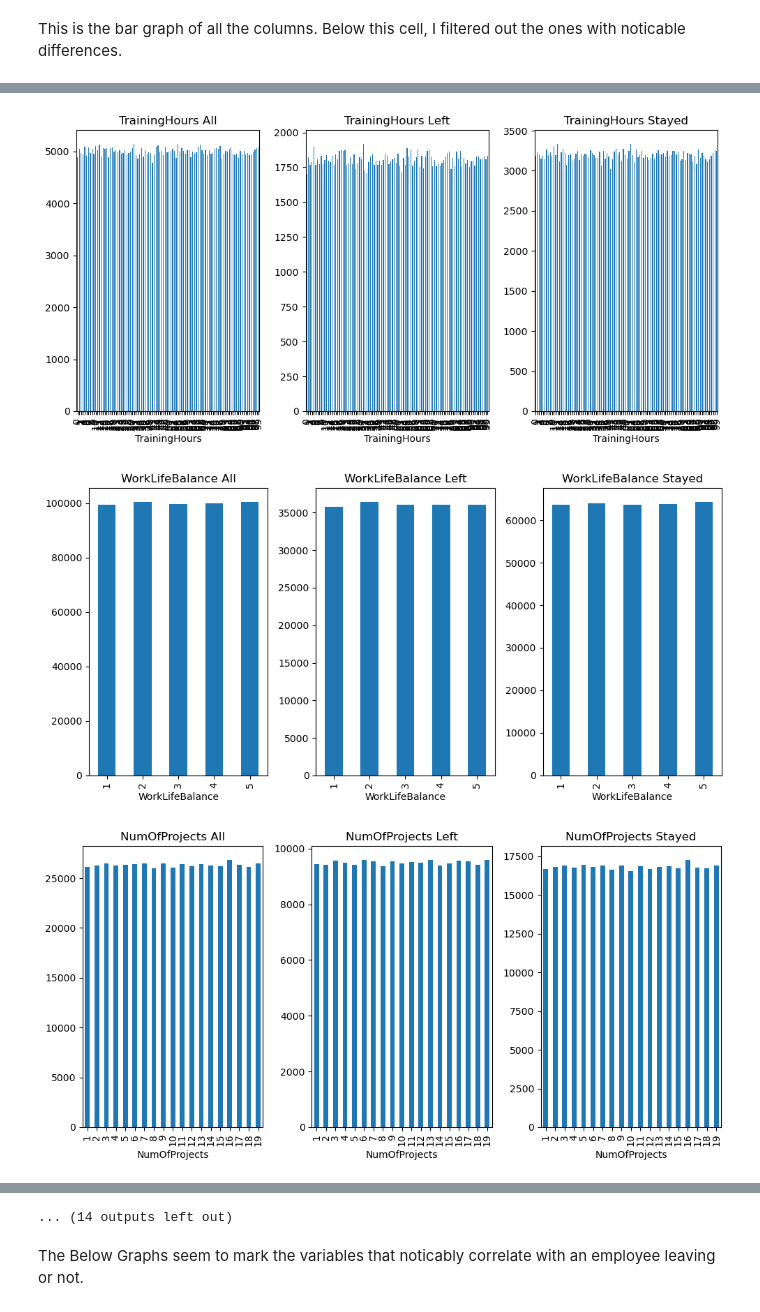
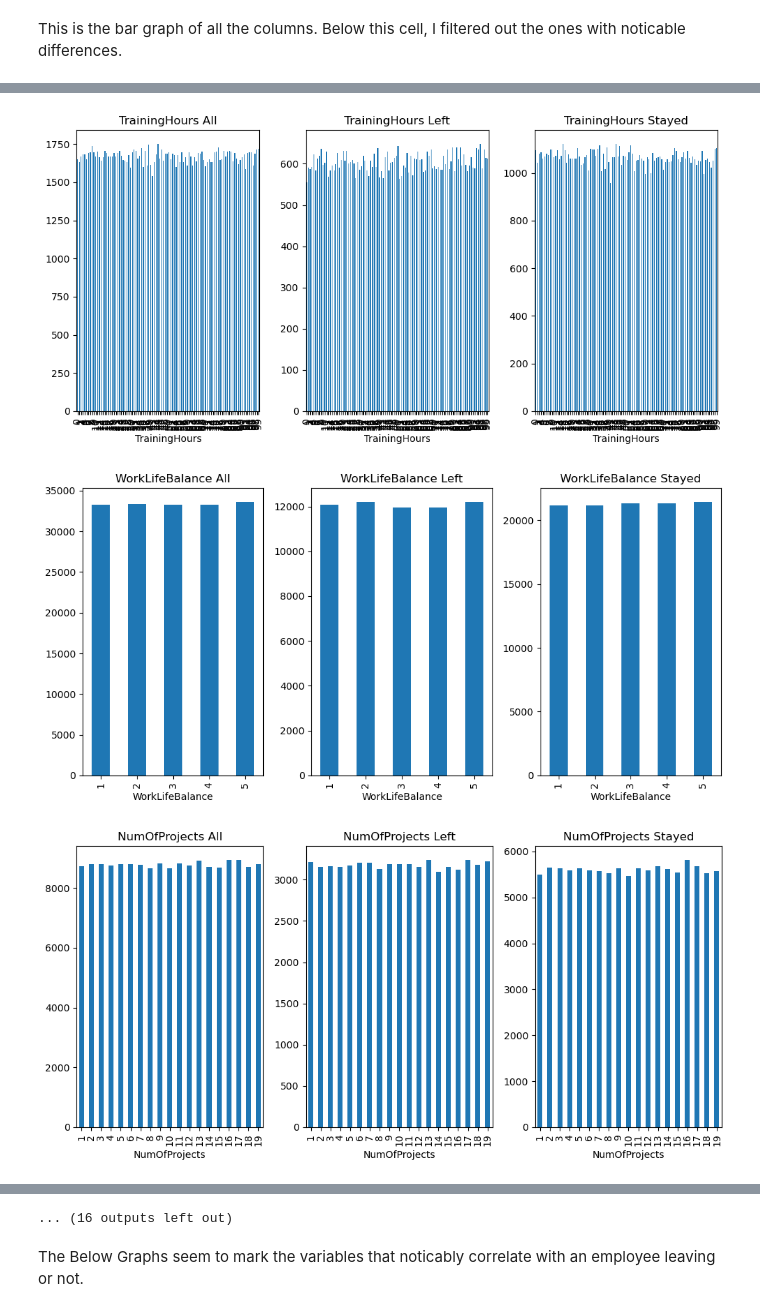
Before and after one commit to joelwheatley91/DATA_602_FINAL, a Jupyter notebook: Final_Project_EDA.ipynb, the cells around one changed output, grey strips where cells are left out. Drawn from its saved outputs; the diff is of its cells as text; code cells hidden in the pictures.

```diff
--- a/Final_Project_EDA.ipynb
+++ b/Final_Project_EDA.ipynb
@@ -131,13 +131,14 @@ This is the bar graph of all the columns. Below this cell, I filtered out the on
 # %%
 
 eda_columns = X_train.drop(['RecordId', 'AttendanceRate'], axis = 1).columns
+X_graphs = X_train[X_train['WorkSatisfactionScore']<4]
 for col in eda_columns:
     fig, axes = plt.subplots(1, 3, figsize=(10, 5))
     #print(col)
     #print(X_train[col].nunique())
-    (X_train[col].value_counts().sort_index()).plot(kind='bar',ax=axes[0], title= col + ' All')
-    (X_train[X_train['left']==1][col].value_counts().sort_index()).plot(kind='bar',ax=axes[1], title=col+' Left')
-    (X_train[X_train['left']==0][col].value_counts().sort_index()).plot(kind='bar',ax=axes[2], title=col+ ' Stayed')
+    (X_graphs[col].value_counts().sort_index()).plot(kind='bar',ax=axes[0], title= col + ' All')
+    (X_graphs[X_graphs['left']==1][col].value_counts().sort_index()).plot(kind='bar',ax=axes[1], title=col+' Left')
+    (X_graphs[X_graphs['left']==0][col].value_counts().sort_index()).plot(kind='bar',ax=axes[2], title=col+ ' Stayed')
     plt.tight_layout()
     plt.show()
     #print(X_train[col].value_counts().sort_index())
@@ -148,3 +149,3 @@ for col in eda_columns:
-[figure, old version]
+[figure, new version]
-[figure, old version]
+[figure, new version]
-[figure, old version]
+[figure, new version]
@@ -157,4 +158,4 @@ for col in eda_columns:
-... (14 outputs left out)
+... (16 outputs left out)
 # %% [markdown]
 The Below Graphs seem to mark the variables that noticably correlate with an employee leaving or not.
 # %%
```
Also changed, not shown: parts of 8 cells of this notebook.
